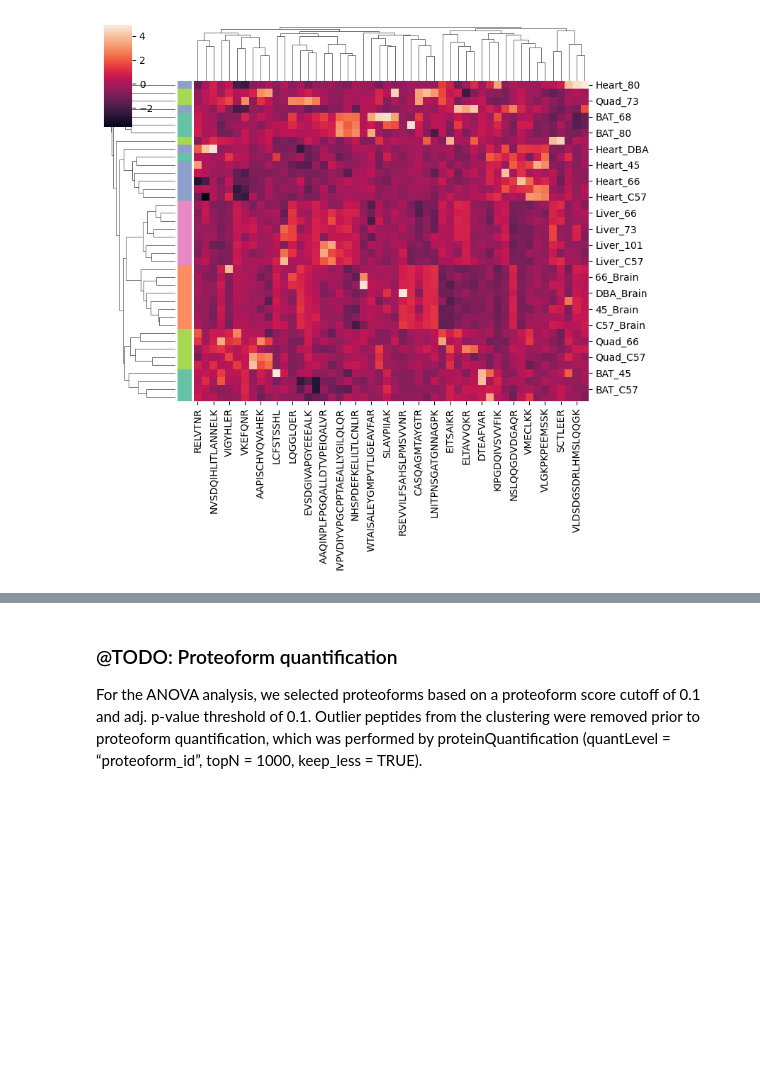
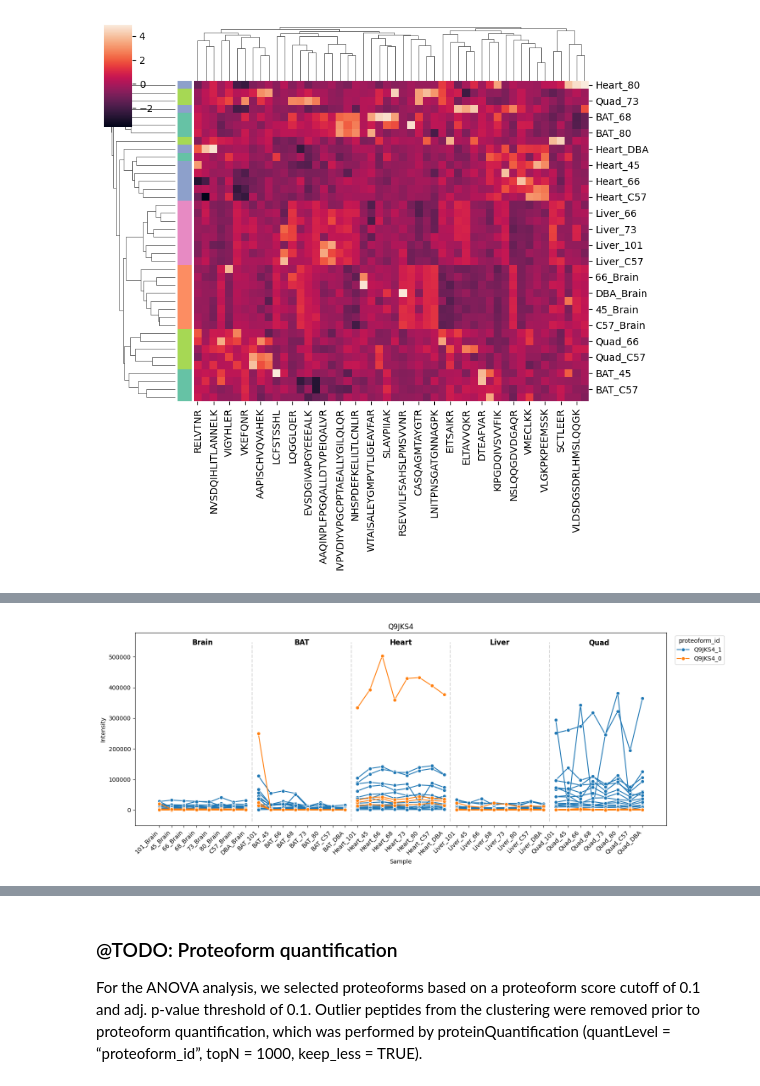
Before and after one commit to UKHD-NP/proteopy, a Jupyter notebook: docs/tutorials/workflow_proteoform-inference_bludau-2021.ipynb, the cells around one changed output, grey strips where cells are left out. Cells and saved outputs as stored; diff of their text form; code cells hidden in the pictures; blank space fills up the shorter version.

```diff
--- a/docs/tutorials/workflow_proteoform-inference_bludau-2021.ipynb
+++ b/docs/tutorials/workflow_proteoform-inference_bludau-2021.ipynb
@@ -339,12 +340,10 @@ pr.get.proteoforms_df(
 # %%
 pr.pl.proteoform_intensities(
     adata,
-    "Q9JKS4",
-    group_by='tissue',
+    protein_ids="Q9JKS4",
+    order_by='tissue',
+    order=tissue_order,
     xlab_rotation=45,
-    #log_transform=True,
-    #z_transform=True,
-    show_zeros=False,
-    group_by_label_rotation=30,
-    figsize=(25,10),
-)
+    )
+# %% [output]
+[figure, added]
```
Also changed, not shown: parts of 38 cells of this notebook, 2 other files.
